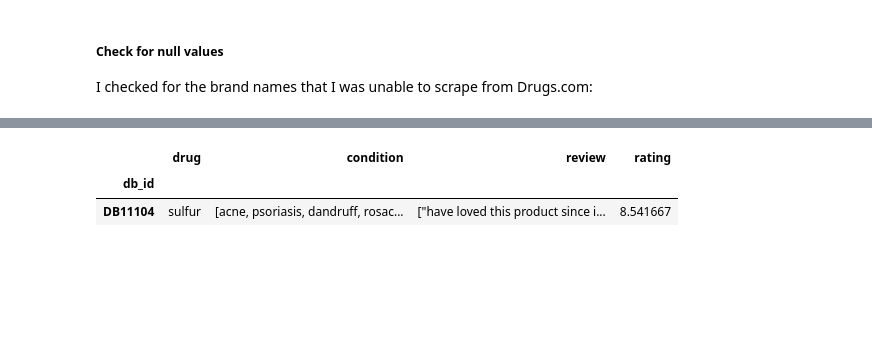
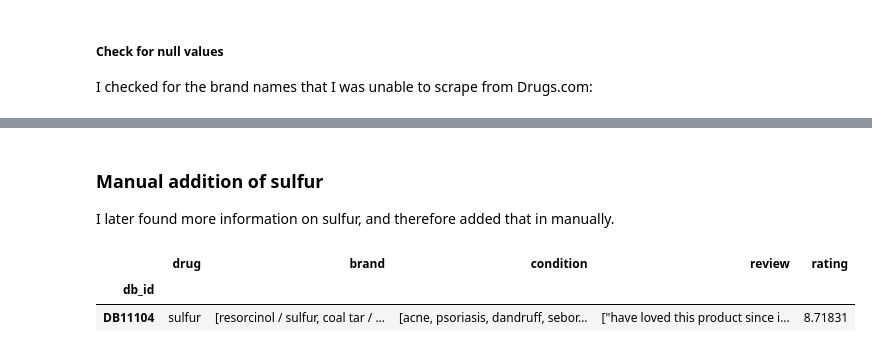
Before and after one commit to jocelynho/ga_capstone, a Jupyter notebook: 1_data_collection/1c_reviews.ipynb, the cells around one changed output, grey strips where cells are left out. Saved outputs shown, nothing was run; the diff lists cells and outputs as text; code cells hidden in the pictures; blank space fills up the shorter version.

```diff
--- a/1_data_collection/1c_reviews.ipynb
+++ b/1_data_collection/1c_reviews.ipynb
@@ -1203,0 +903,7 @@ rv_group.head()
+# %%
+# drop rows without db id
+db = db[db.db_id.notnull()]
+
+# look at drugs that appear in multiple rows
+dups = list(db.drug.value_counts()[db.drug.value_counts().values > 1].index)
+dups[:10]
@@ -1203,0 +921,8 @@ rv_group.head()
+# %%
+# for each duplicated drug, drop all but first row
+for drug in dups:
+    n = db[db.drug == drug].index
+    db.drop(index = n[1:], inplace = True)
+
+# check for duplicate drugs
+db.drug.value_counts()[db.drug.value_counts().values > 1]
@@ -1203,0 +949,4 @@ rv_group.head()
+# %%
+# drugbank ids where row has no information on target/ drug category
+x = list(db.db_id.values[db.target.isnull() | db.drug_cat.isnull()])
+x[:10]
@@ -1338,3 +1238,0 @@ rv_exploded.tail(10)
-# %%
-x = rv_exploded[rv_exploded['drug'].str.contains('sulfur') & rv_exploded.db_id.isnull()].index
-rv_exploded.loc[x]
@@ -1546,14 +1277,18 @@ len(rv_new)
+# %% [markdown]
+### Manual addition of sulfur
+I later found more information on sulfur, and therefore added that in manually.
 # %%
 sulfur = combos[combos.drug == 'sulfur']
 sulfur = sulfur.groupby('drug').agg(pd.Series.tolist)
 sulfur.condition = sulfur.condition.apply(pd.unique)
-sulfur.rating = sulfur.apply(mean_rating, axis = 1)
+sulfur.brand = sulfur.brand.apply(pd.unique)
+sulfur.rating = sulfur.rating.apply(lambda x: statistics.mean(x))
 sulfur.drop(columns = 'useful_count', inplace = True)
 sulfur.reset_index(inplace = True)
 sulfur['db_id'] = 'DB11104'
 sulfur.set_index('db_id', inplace = True)
 sulfur
 # %% [output]
-|  | drug | condition | review | rating |
-| db_id |  |  |  |  |
-| DB11104 | sulfur | [acne, psoriasis, dandruff, rosac... | ["have loved this product since i... | 8.541667 |
+|  | drug | brand | condition | review | rating |
+| db_id |  |  |  |  |  |
+| DB11104 | sulfur | [resorcinol / sulfur, coal tar / ... | [acne, psoriasis, dandruff, sebor... | ["have loved this product since i... | 8.71831 |
```
Also changed, not shown: parts of 192 cells of this notebook.
